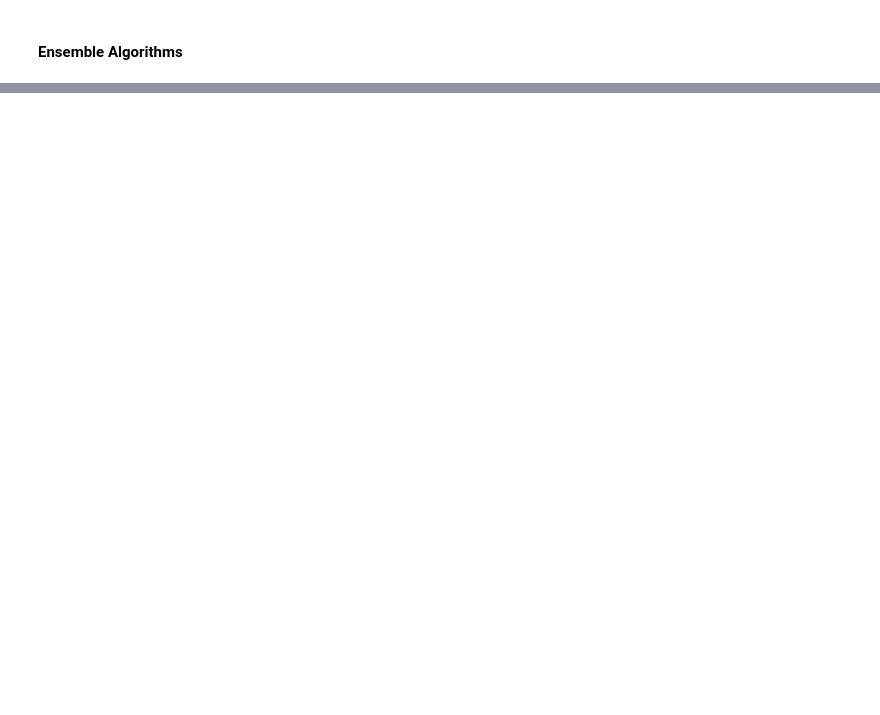
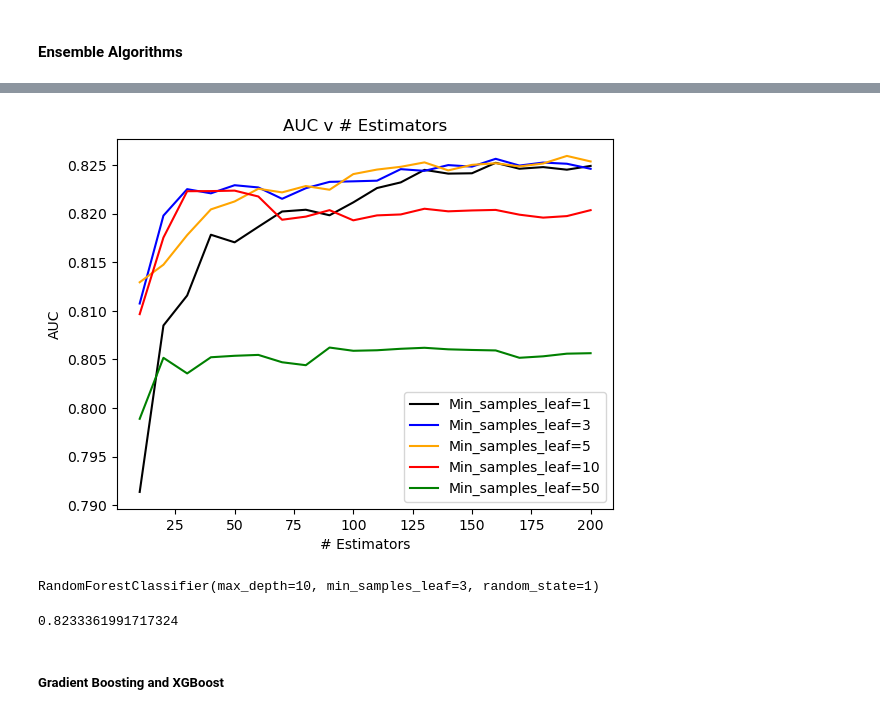
Before and after one commit to abhijitchak103/ml-zoomcamp, a Jupyter notebook: week-6/Week-6.ipynb, the cells around one changed output, grey strips where cells are left out. Saved outputs shown, nothing was run; the diff lists cells and outputs as text; code cells hidden in the pictures; blank space fills up the shorter version.

```diff
--- a/week-6/Week-6.ipynb
+++ b/week-6/Week-6.ipynb
@@ -657,0 +742,21 @@ sns.heatmap(df_scores_pivot, annot=True, fmt = '.3f')
+# %%
+max_depth = 10
+# %%
+scores = []
+
+
+for l in [1, 3, 5, 10, 50]:
+    for n in range(10, 201, 10):
+        rf = RandomForestClassifier(n_estimators=n,
+                                    max_depth=max_depth,
+                                    min_samples_leaf=l,
+                                    random_state=1)
+        rf.fit(X_train, y_train)
+
+        y_pred = rf.predict_proba(X_val)[:,1]
+        auc = roc_auc_score(y_val, y_pred)
+
+        scores.append([l, n, auc])
+# %%
+df_rf_scores = pd.DataFrame(scores, columns=['min_samples_leaf', 'n_estimators', 'auc'])
+df_rf_scores.head()
@@ -657,0 +770,15 @@ sns.heatmap(df_scores_pivot, annot=True, fmt = '.3f')
+# %%
+colors = ['black', 'blue', 'orange', 'red', 'green']
+min_samples_leaf_values = [1, 3, 5, 10, 50]
+
+for l, color in zip(min_samples_leaf_values, colors):
+    df_subset = df_rf_scores[df_rf_scores.min_samples_leaf == l]
+    plt.plot(df_subset.n_estimators, df_subset.auc, color=color, label=f"Min_samples_leaf={l}")
+
+plt.xlabel("# Estimators")
+plt.ylabel("AUC")
+plt.title("AUC v # Estimators")
+plt.legend()
+plt.show()
+# %% [output]
+[figure, added]
@@ -657,0 +787,15 @@ sns.heatmap(df_scores_pivot, annot=True, fmt = '.3f')
+# %%
+rf = RandomForestClassifier(n_estimators=100,
+                            min_samples_leaf=min_samples_leaf,
+                            max_depth=max_depth,
+                            random_state=1)
+rf.fit(X_train, y_train)
+# %% [output]
+RandomForestClassifier(max_depth=10, min_samples_leaf=3, random_state=1)
+# %%
+y_pred = rf.predict_proba(X_val)[:,1]
+roc_auc_score(y_val, y_pred)
+# %% [output]
+0.8233361991717324
+# %% [markdown]
+##### Gradient Boosting and XGBoost
```
Also changed, not shown: parts of 95 cells of this notebook.
